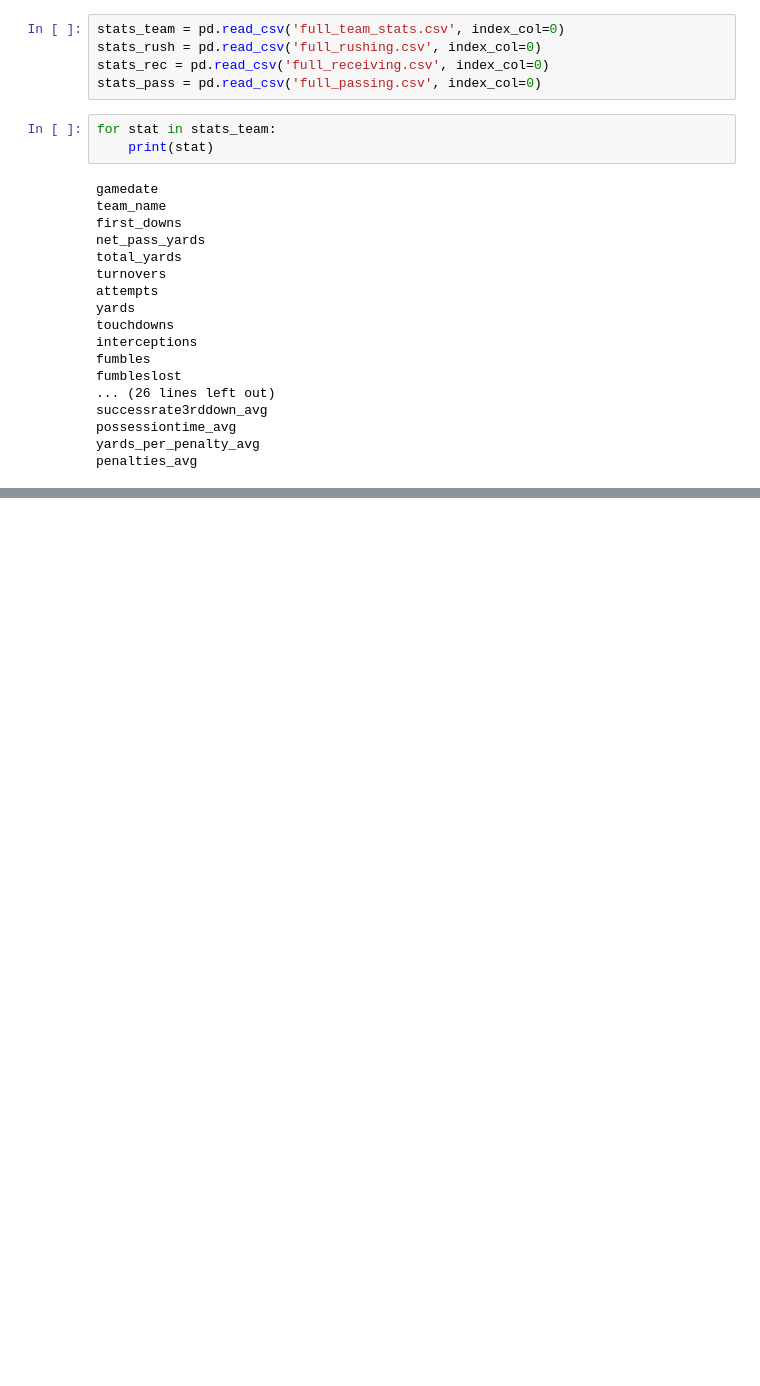
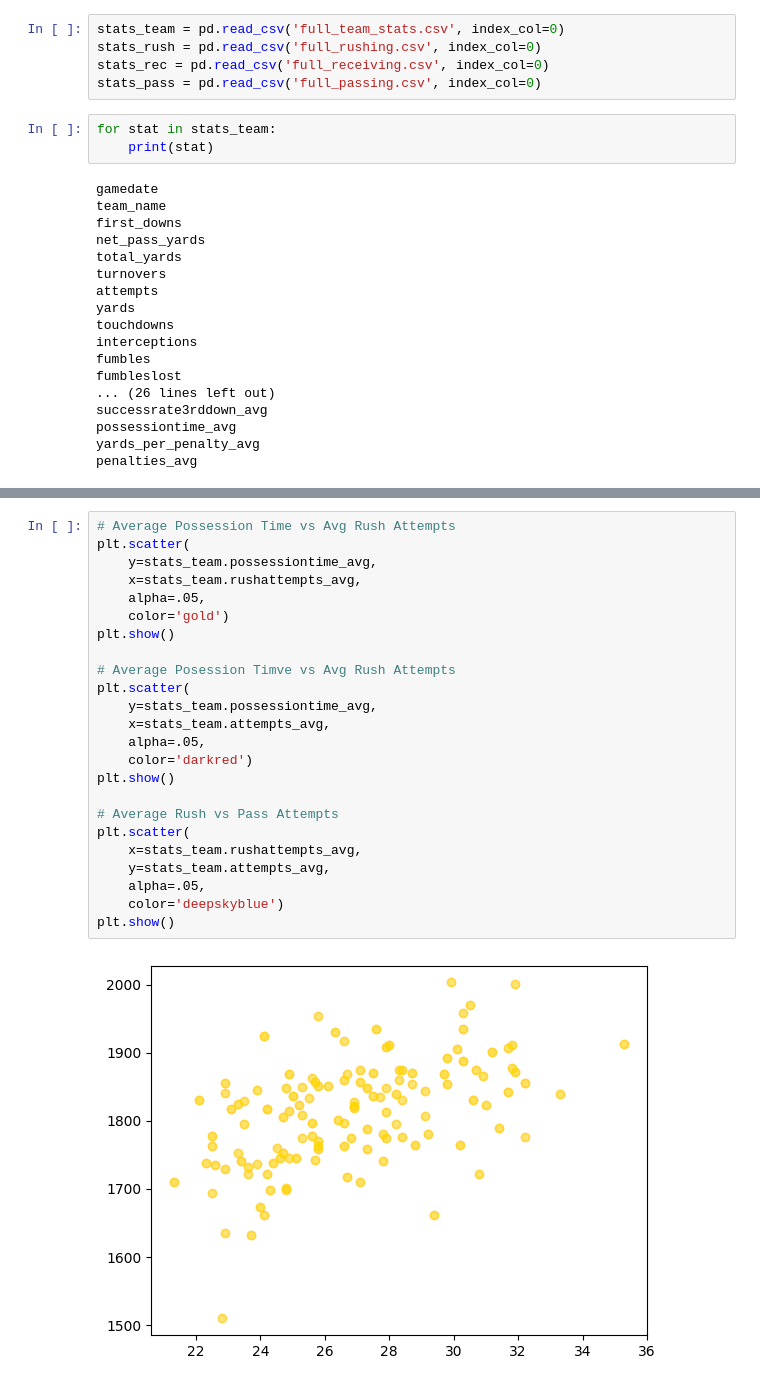
Before and after one commit to CamSmithers/NFL, a Jupyter notebook: Basic Analysis.ipynb, the cells around one changed output, grey strips where cells are left out. Saved outputs shown, nothing was run; the diff lists cells and outputs as text; blank space fills up the shorter version.

```diff
--- a/Basic Analysis.ipynb
+++ b/Basic Analysis.ipynb
@@ -90,0 +96,26 @@ SyntaxError: invalid syntax (1889812435.py, line 9)
+# %%
+# Average Possession Time vs Avg Rush Attempts
+plt.scatter(
+    y=stats_team.possessiontime_avg,
+    x=stats_team.rushattempts_avg,
+    alpha=.05,
+    color='gold')
+plt.show()
+
+# Average Posession Timve vs Avg Rush Attempts
+plt.scatter(
+    y=stats_team.possessiontime_avg,
+    x=stats_team.attempts_avg,
+    alpha=.05,
+    color='darkred')
+plt.show()
+
+# Average Rush vs Pass Attempts
+plt.scatter(
+    x=stats_team.rushattempts_avg,
+    y=stats_team.attempts_avg,
+    alpha=.05,
+    color='deepskyblue')
+plt.show()
+# %% [output]
+[figure, added]
```
Also changed, not shown: parts of 9 cells of this notebook.
